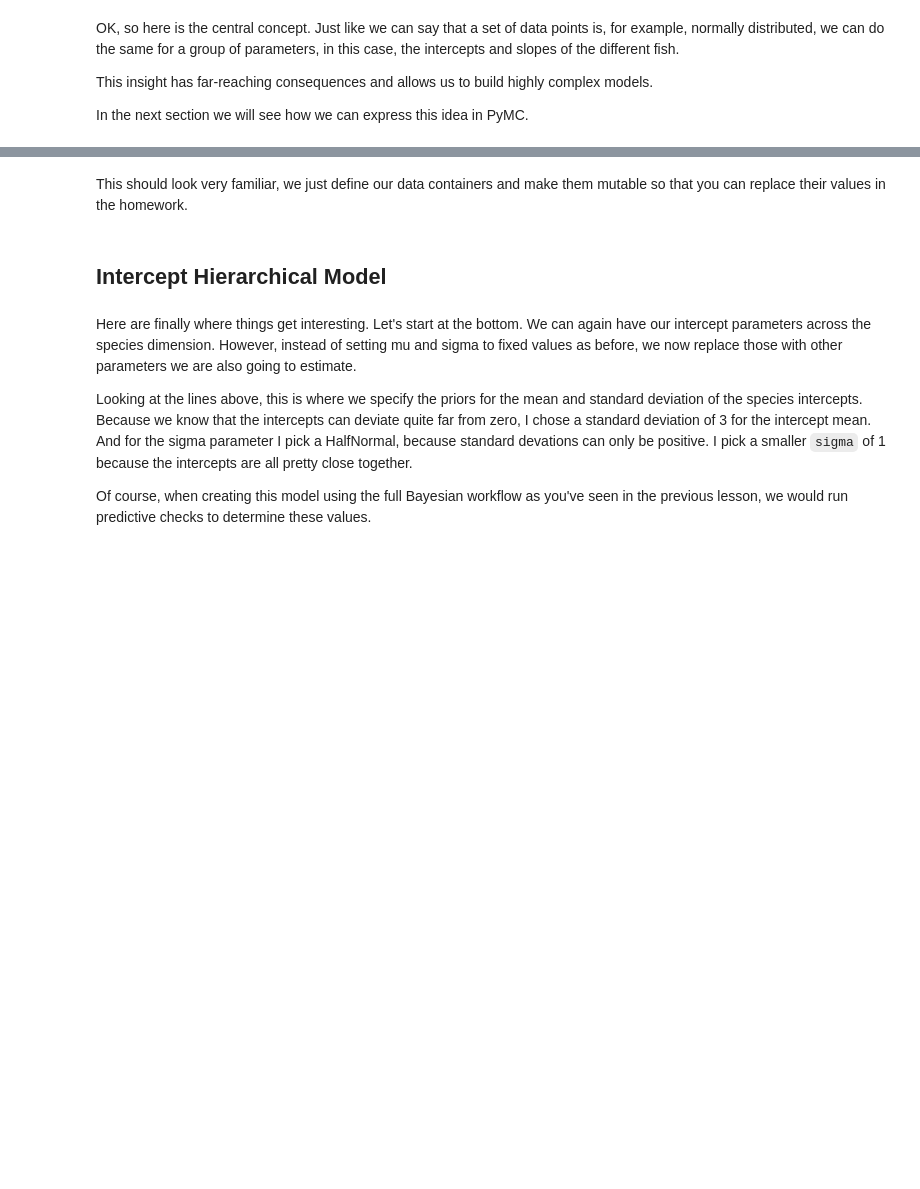
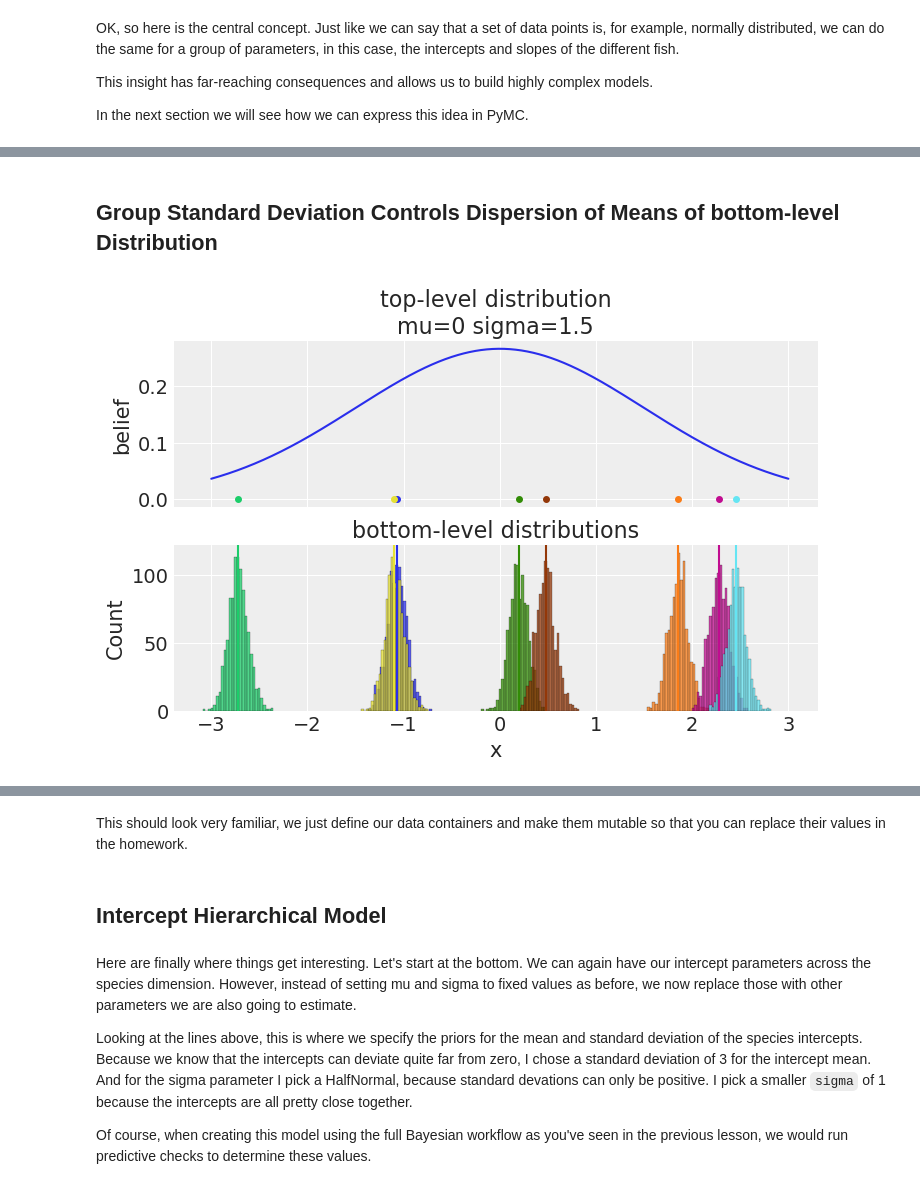
Before and after one commit to AlexAndorra/notebooks-experiments, a Jupyter notebook: Hierarchical_Regression/Hierarchical_Regression.ipynb, the cells around one changed output, grey strips where cells are left out. Cells and saved outputs as stored; diff of their text form; code cells hidden in the pictures; blank space fills up the shorter version.

```diff
--- a/Hierarchical_Regression/Hierarchical_Regression.ipynb
+++ b/Hierarchical_Regression/Hierarchical_Regression.ipynb
@@ -249,0 +331,6 @@ In the next section we will see how we can express this idea in PyMC.
+# %% [markdown]
+## Group Standard Deviation Controls Dispersion of Means of bottom-level Distribution
+# %%
+gen_hier_plot(sigma=1.5)
+# %% [output]
+[figure, added]
```
Also changed, not shown: parts of 47 cells of this notebook.
